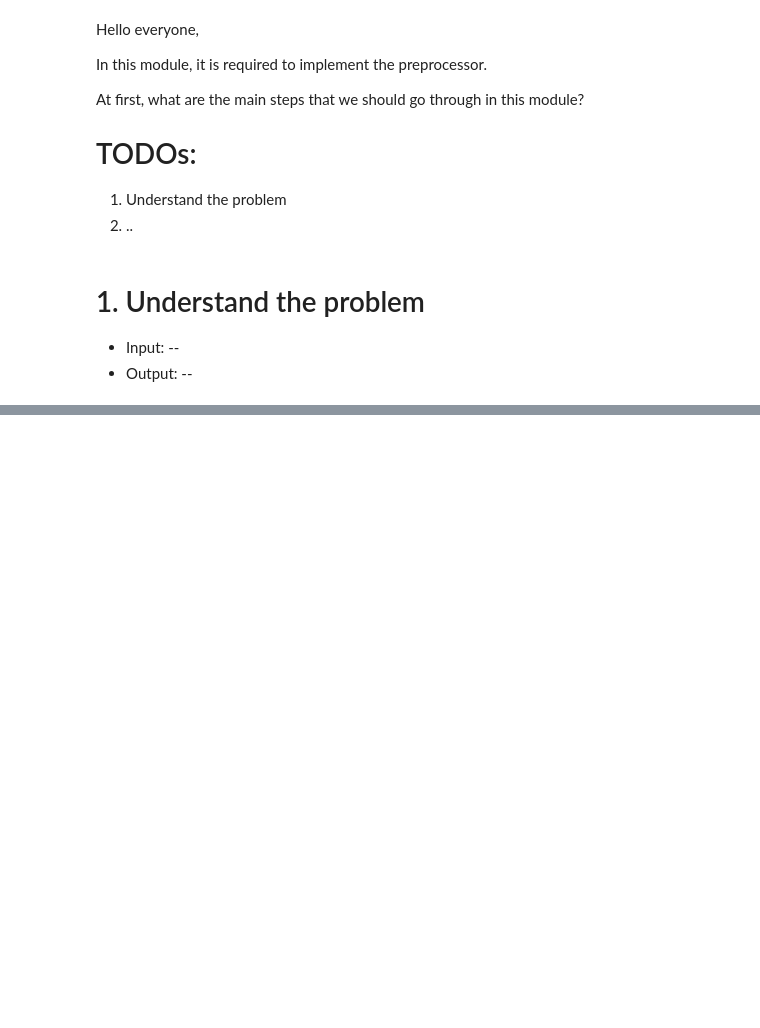
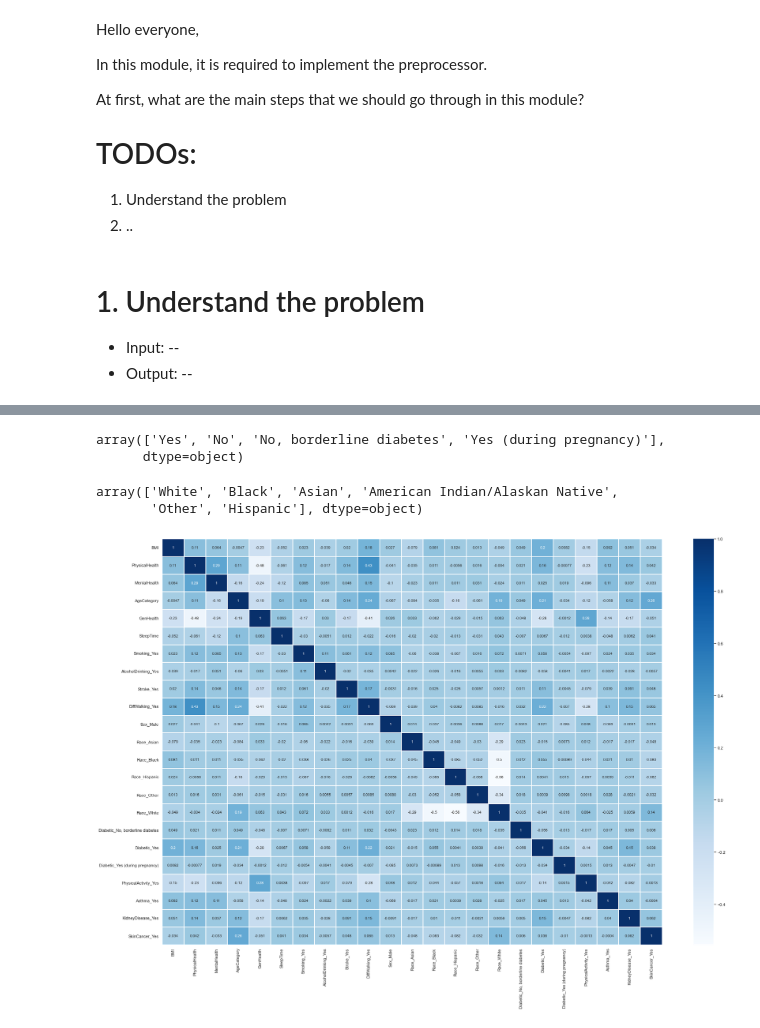
Before and after one commit to SaadBadr/heart-disease-indicators, a Jupyter notebook: preprocessing/preprocessing.ipynb, the cells around one changed output, grey strips where cells are left out. Cells and saved outputs as stored; diff of their text form; code cells hidden in the pictures; blank space fills up the shorter version.

```diff
--- a/preprocessing/preprocessing.ipynb
+++ b/preprocessing/preprocessing.ipynb
@@ -13,6 +13,11 @@ At first, what are the main steps that we should go through in this module?
 # %%
 ##################################################### imports #####################################################
 import matplotlib.pyplot as plt
+from sklearn.preprocessing import OneHotEncoder
+import pandas as pd
+import numpy as np
+import seaborn as sns
+sns.set()
 # %% [markdown]
 # 1. Understand the problem
 
@@ -27,0 +61,2 @@ def testing():
+# %%
+df, labels = read_data(debug=True)
@@ -35,0 +149,13 @@ if __name__ == '__main__':
+# %%
+def encode_categorical_data(df):
+    category_columns = [
+        'Smoking', 'AlcoholDrinking', 'Stroke', 'DiffWalking', 'Sex', 'Race', 'Diabetic',
+        'PhysicalActivity', 'Asthma', 'KidneyDisease', 'SkinCancer'
+        ]
+
+    encoded_df = encode_GenHealth(pd.get_dummies(df, columns=category_columns, drop_first=True))
+    encoded_df = encode_AgeCategory(encoded_df)
+    return encoded_df
+# %%
+encoded_data = encode_categorical_data(df)
+encoded_data.head()
@@ -35,0 +179,20 @@ if __name__ == '__main__':
+# %%
+df['Diabetic'].unique()
+# %% [output]
+array(['Yes', 'No', 'No, borderline diabetes', 'Yes (during pregnancy)'],
+      dtype=object)
+# %%
+df['Race'].unique()
+# %% [output]
+array(['White', 'Black', 'Asian', 'American Indian/Alaskan Native',
+       'Other', 'Hispanic'], dtype=object)
+# %%
+import seaborn as sns
+import matplotlib.pyplot as plt
+
+corr = encoded_data.corr()
+plt.figure(figsize = (30,20))
+sns.heatmap(corr, cmap="Blues", annot=True, linewidths=2)
+plt.show()
+# %% [output]
+[figure, added]
```
Also changed, not shown: parts of 15 cells of this notebook, 1 other file.
